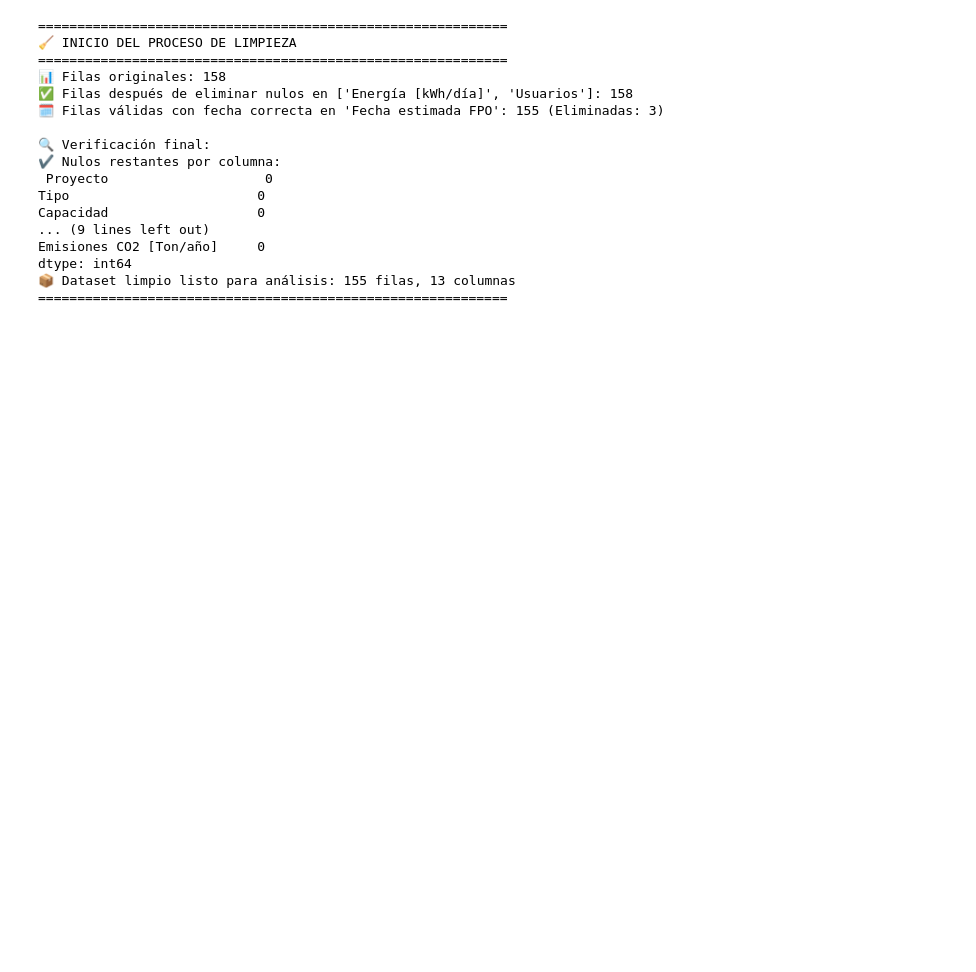
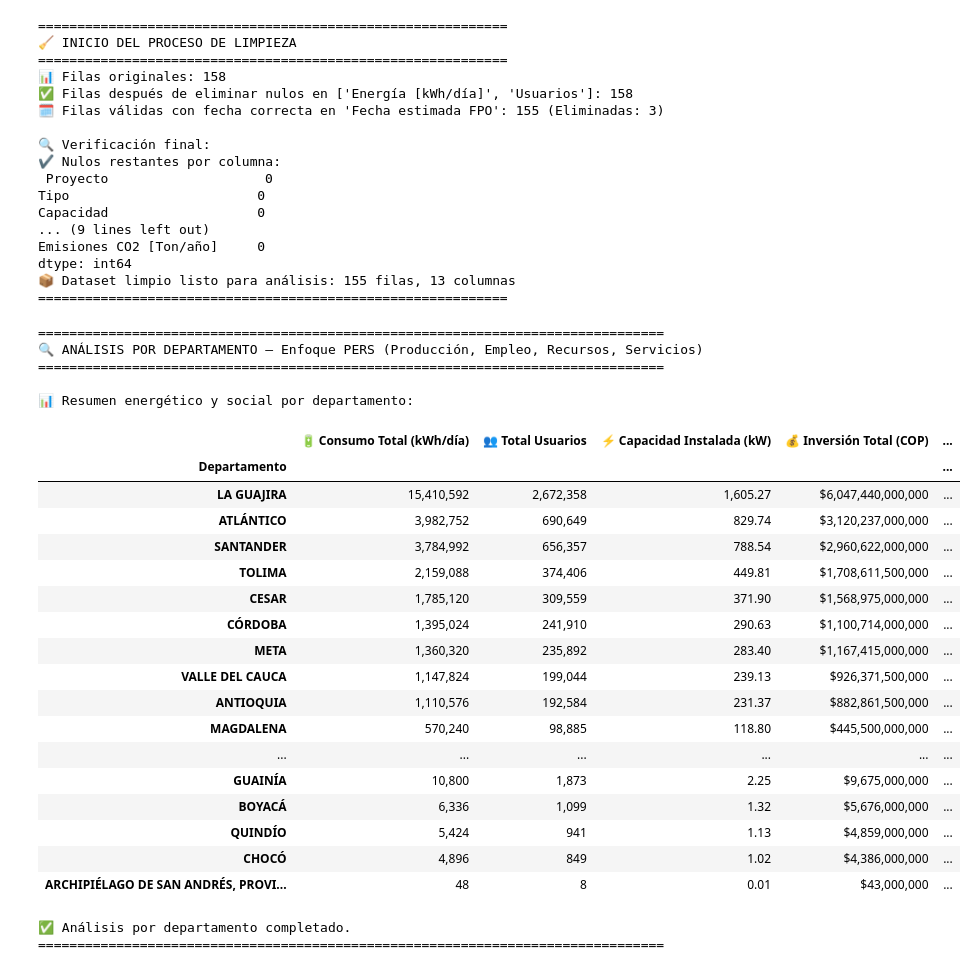
Before and after one commit to juan-manuel124/ProyectoAnalisisDatos-TECH, a Jupyter notebook: Proyecto_TECH_Energias_Re.ipynb, the cells around one changed output. Saved outputs shown, nothing was run; the diff lists cells and outputs as text; code cells hidden in the pictures; blank space fills up the shorter version.

```diff
--- a/Proyecto_TECH_Energias_Re.ipynb
+++ b/Proyecto_TECH_Energias_Re.ipynb
@@ -162,3 +327,71 @@ Emisiones CO2 [Ton/año]     0
 dtype: int64
 📦 Dataset limpio listo para análisis: 155 filas, 13 columnas
 ============================================================
+# %%
+# 4. Análisis por departamento
+print("\n" + "="*80)
+print("🔍 ANÁLISIS POR DEPARTAMENTO — Enfoque PERS (Producción, Empleo, Recursos, Servicios)")
+print("="*80)
+
+# Agrupación agregada por departamento
+resumen_por_depto = (
+    df_clean
+    .groupby('Departamento')
+    .agg({
+        'Energía [kWh/día]': 'sum',
+        'Usuarios': 'sum',
+        'Capacidad': 'sum',
+        'Inversión estimada [COP]': 'sum',
+        'Empleos estimados': 'sum'
+    })
+    .rename(columns={
+        'Energía [kWh/día]': '🔋 Consumo Total (kWh/día)',
+        'Usuarios': '👥 Total Usuarios',
+        'Capacidad': '⚡ Capacidad Instalada (kW)',
+        'Inversión estimada [COP]': '💰 Inversión Total (COP)',
+        'Empleos estimados': '👷 Empleos Estimados'
+    })
+    .sort_values(by='🔋 Consumo Total (kWh/día)', ascending=False)
+)
+
+# Visualización tabular en consola
+print("\n📊 Resumen energético y social por departamento:")
+display(resumen_por_depto.style.format({
+    '🔋 Consumo Total (kWh/día)': '{:,.0f}',
+    '👥 Total Usuarios': '{:,.0f}',
+    '⚡ Capacidad Instalada (kW)': '{:,.2f}',
+    '💰 Inversión Total (COP)': '${:,.0f}',
+    '👷 Empleos Estimados': '{:,.0f}'
+}).set_table_styles([{'selector': 'th', 'props': [('text-align', 'center')]}]))
+
+# Exportar si se desea (opcional)
+# resumen_por_depto.to_csv("resumen_departamento_pers.csv")
+
+print("\n✅ Análisis por departamento completado.")
+print("="*80)
+# %% [output]
+================================================================================
+🔍 ANÁLISIS POR DEPARTAMENTO — Enfoque PERS (Producción, Empleo, Recursos, Servicios)
+================================================================================
+
+📊 Resumen energético y social por departamento:
+|  | 🔋 Consumo Total (kWh/día) | 👥 Total Usuarios | ⚡ Capacidad Instalada (kW) | 💰 Inversión Total (COP) | ... |
+| Departamento |  |  |  |  | ... |
+| LA GUAJIRA | 15,410,592 | 2,672,358 | 1,605.27 | $6,047,440,000,000 | ... |
+| ATLÁNTICO | 3,982,752 | 690,649 | 829.74 | $3,120,237,000,000 | ... |
+| SANTANDER | 3,784,992 | 656,357 | 788.54 | $2,960,622,000,000 | ... |
+| TOLIMA | 2,159,088 | 374,406 | 449.81 | $1,708,611,500,000 | ... |
+| CESAR | 1,785,120 | 309,559 | 371.90 | $1,568,975,000,000 | ... |
+| CÓRDOBA | 1,395,024 | 241,910 | 290.63 | $1,100,714,000,000 | ... |
+| META | 1,360,320 | 235,892 | 283.40 | $1,167,415,000,000 | ... |
+| VALLE DEL CAUCA | 1,147,824 | 199,044 | 239.13 | $926,371,500,000 | ... |
+| ANTIOQUIA | 1,110,576 | 192,584 | 231.37 | $882,861,500,000 | ... |
+| MAGDALENA | 570,240 | 98,885 | 118.80 | $445,500,000,000 | ... |
+| ... | ... | ... | ... | ... | ... |
+| GUAINÍA | 10,800 | 1,873 | 2.25 | $9,675,000,000 | ... |
+| BOYACÁ | 6,336 | 1,099 | 1.32 | $5,676,000,000 | ... |
+| QUINDÍO | 5,424 | 941 | 1.13 | $4,859,000,000 | ... |
+| CHOCÓ | 4,896 | 849 | 1.02 | $4,386,000,000 | ... |
+| ARCHIPIÉLAGO DE SAN ANDRÉS, PROVI... | 48 | 8 | 0.01 | $43,000,000 | ... |
+✅ Análisis por departamento completado.
+================================================================================
```
Also changed, not shown: parts of 7 cells of this notebook.
